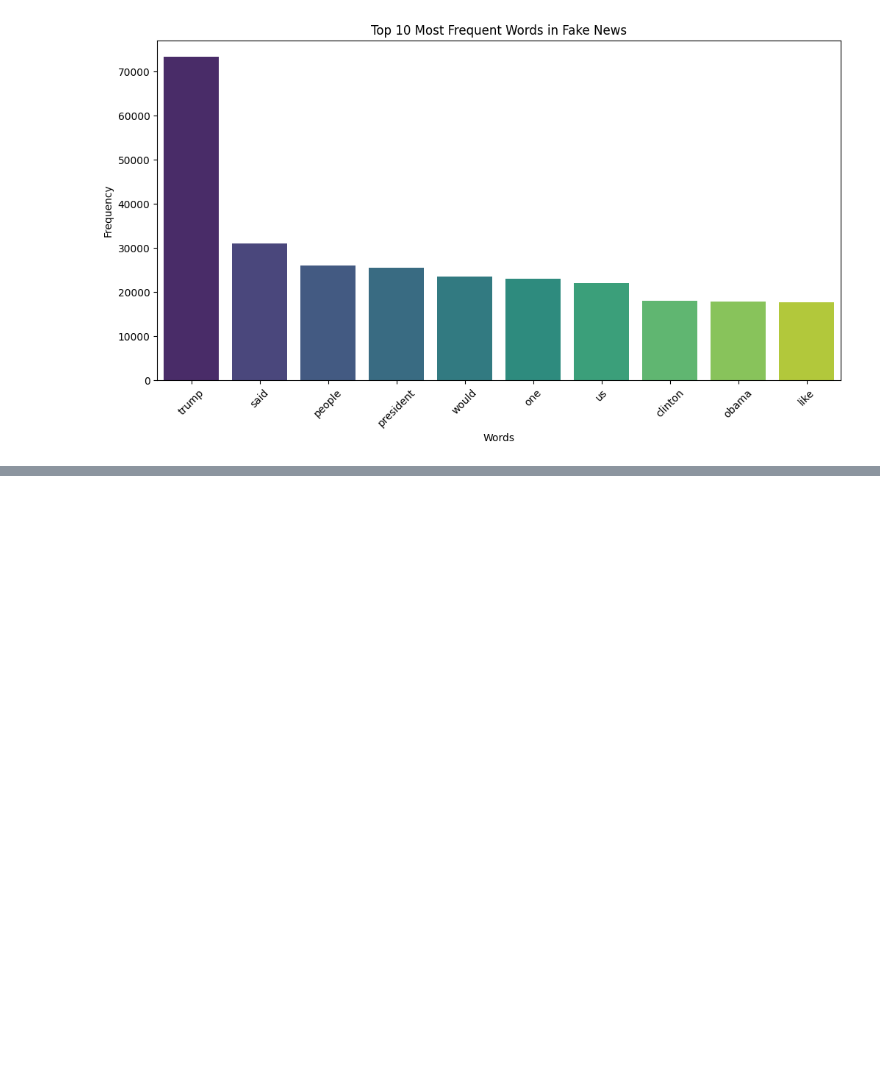
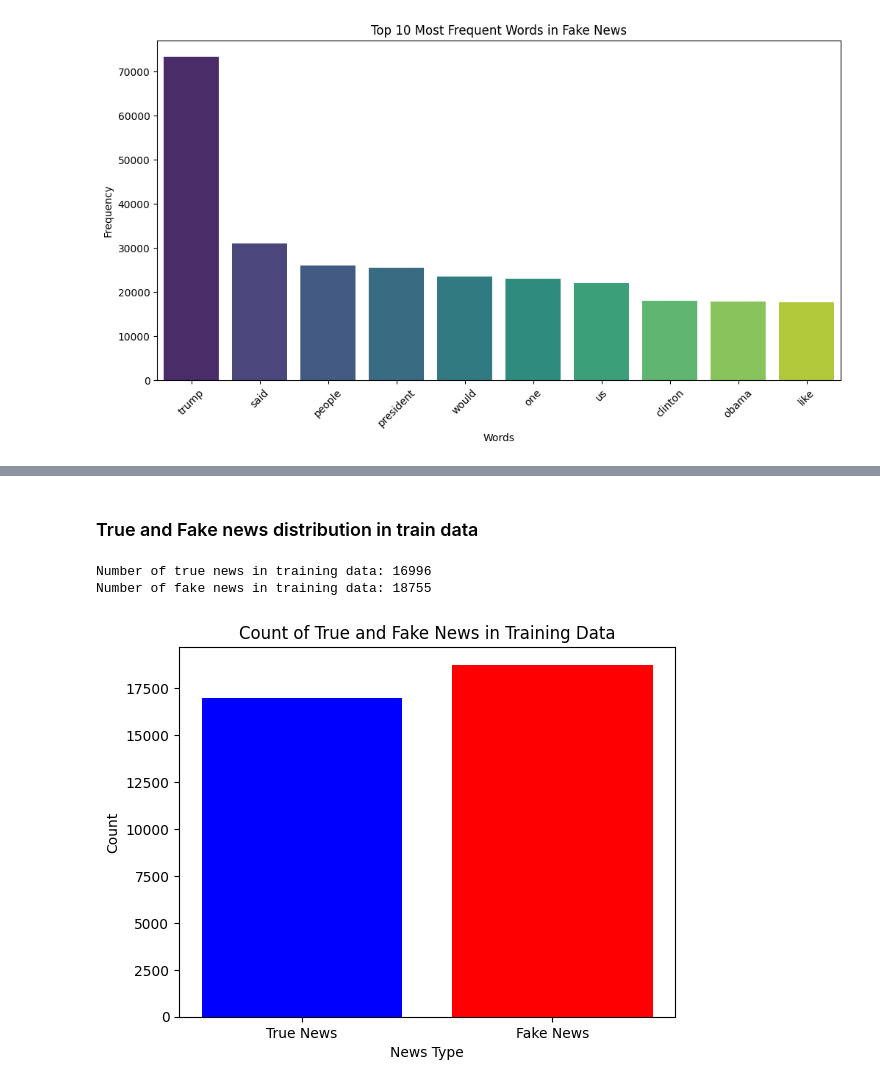
Before and after one commit to HuangT1ng/Fake-News-Prediction, a Jupyter notebook: Fake news predictor.ipynb, the cells around one changed output, grey strips where cells are left out. Drawn from its saved outputs; the diff is of its cells as text; code cells hidden in the pictures; blank space fills up the shorter version.

```diff
--- a/Fake news predictor.ipynb
+++ b/Fake news predictor.ipynb
@@ -253,0 +267,2 @@ Passing `palette` without assigning `hue` is deprecated and will be removed in v
+# %%
+train_data, test_data = train_test_split(cleaned_data, test_size=0.2, random_state=42)
@@ -253,0 +278,21 @@ Passing `palette` without assigning `hue` is deprecated and will be removed in v
+# %% [markdown]
+### True and Fake news distribution in train data
+# %%
+train_true_news = np.sum(train_data['label'] == 1)
+train_fake_news = np.sum(train_data['label'] == 0)
+print("Number of true news in training data:", train_true_news)
+print("Number of fake news in training data:", train_fake_news)
+
+# Create a bar chart
+labels = ['True News', 'Fake News']
+counts = [train_true_news, train_fake_news]
+
+plt.bar(labels, counts, color=['blue', 'red'])
+plt.xlabel('News Type')
+plt.ylabel('Count')
+plt.title('Count of True and Fake News in Training Data')
+plt.show()
+# %% [output]
+Number of true news in training data: 16996
+Number of fake news in training data: 18755
+[figure, added]
```
Also changed, not shown: parts of 7 cells of this notebook.
